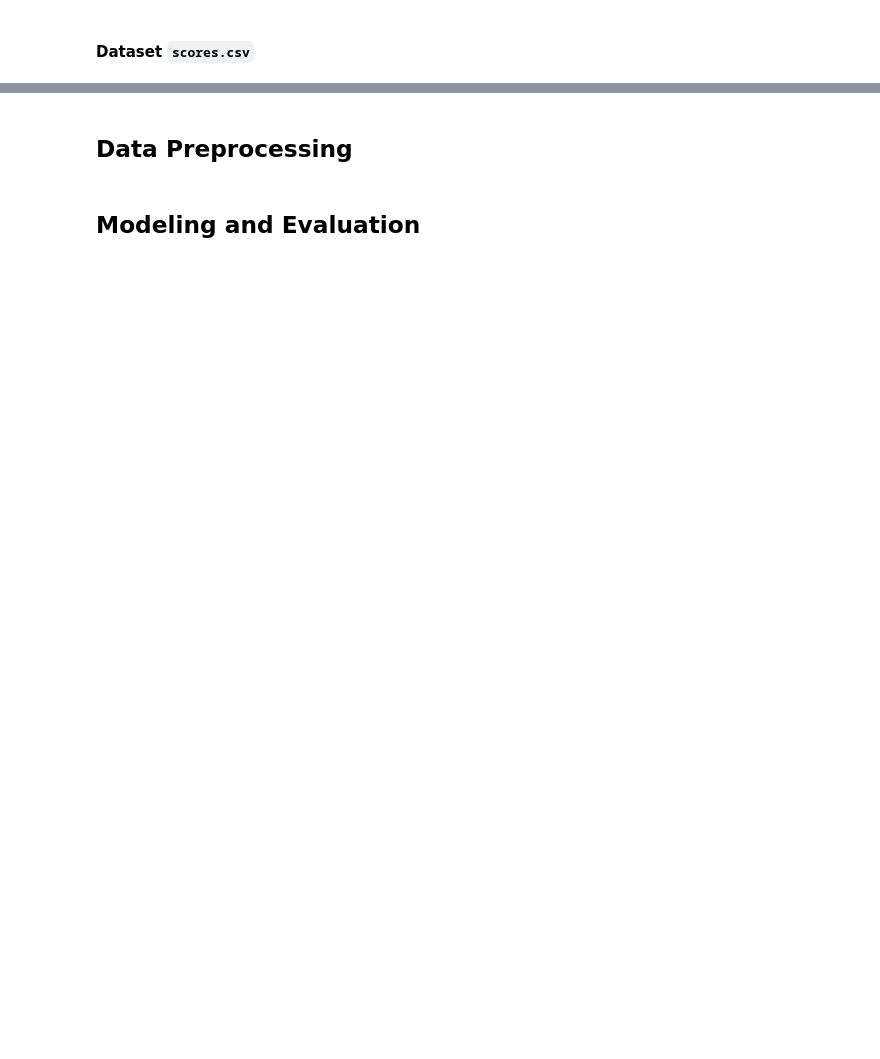
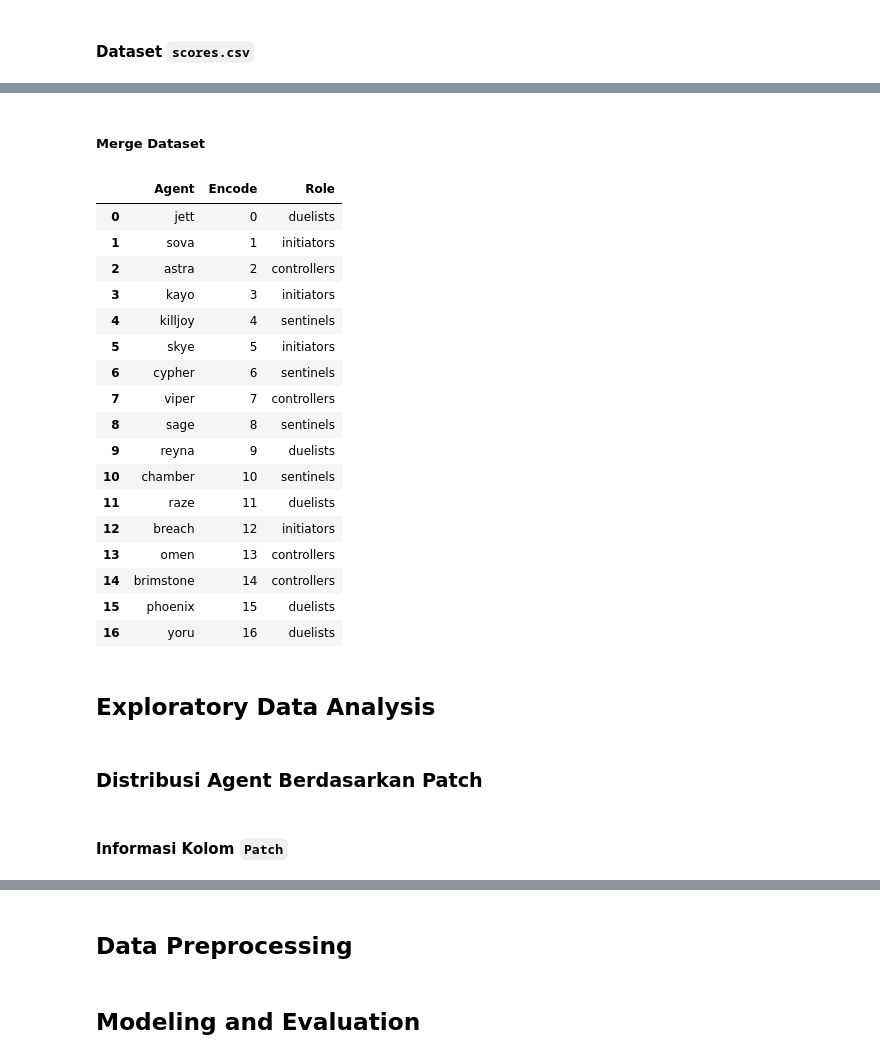
Before and after one commit to LyzanderAndrylie/kasdad-tk, a Jupyter notebook: TK_Data+.ipynb, the cells around one changed output, grey strips where cells are left out. Cells and saved outputs as stored; diff of their text form; code cells hidden in the pictures; blank space fills up the shorter version.

```diff
--- a/TK_Data+.ipynb
+++ b/TK_Data+.ipynb
@@ -47,0 +345,5 @@ Fakultas Ilmu Komputer, Universitas Indonesia
+# %%
+# Read and drop the first column
+df_agent_encode = pd.read_csv('./dataset/agent_encode.csv')
+df_agent_encode.drop(df_agent_encode.columns[0], axis='columns', inplace=True)
+df_agent_encode.head()
@@ -47,0 +359,5 @@ Fakultas Ilmu Komputer, Universitas Indonesia
+# %%
+# Read and drop the first column
+df_agent_role = pd.read_csv('./dataset/agent_role.csv')
+df_agent_role.drop(df_agent_role.columns[0], axis='columns', inplace=True)
+df_agent_role.head()
@@ -47,0 +371,30 @@ Fakultas Ilmu Komputer, Universitas Indonesia
+# %% [markdown]
+##### Merge Dataset
+# %%
+df_agent = pd.merge(df_agent_encode, df_agent_role, on='Agent', how='inner')
+df_agent
+# %% [output]
+|  | Agent | Encode | Role |
+| 0 | jett | 0 | duelists |
+| 1 | sova | 1 | initiators |
+| 2 | astra | 2 | controllers |
+| 3 | kayo | 3 | initiators |
+| 4 | killjoy | 4 | sentinels |
+| 5 | skye | 5 | initiators |
+| 6 | cypher | 6 | sentinels |
+| 7 | viper | 7 | controllers |
+| 8 | sage | 8 | sentinels |
+| 9 | reyna | 9 | duelists |
+| 10 | chamber | 10 | sentinels |
+| 11 | raze | 11 | duelists |
+| 12 | breach | 12 | initiators |
+| 13 | omen | 13 | controllers |
+| 14 | brimstone | 14 | controllers |
+| 15 | phoenix | 15 | duelists |
+| 16 | yoru | 16 | duelists |
+# %% [markdown]
+## Exploratory Data Analysis
+# %% [markdown]
+### Distribusi Agent Berdasarkan Patch
+# %% [markdown]
+#### Informasi Kolom `Patch`
```
Also changed, not shown: parts of 45 cells of this notebook, 1 other file.
